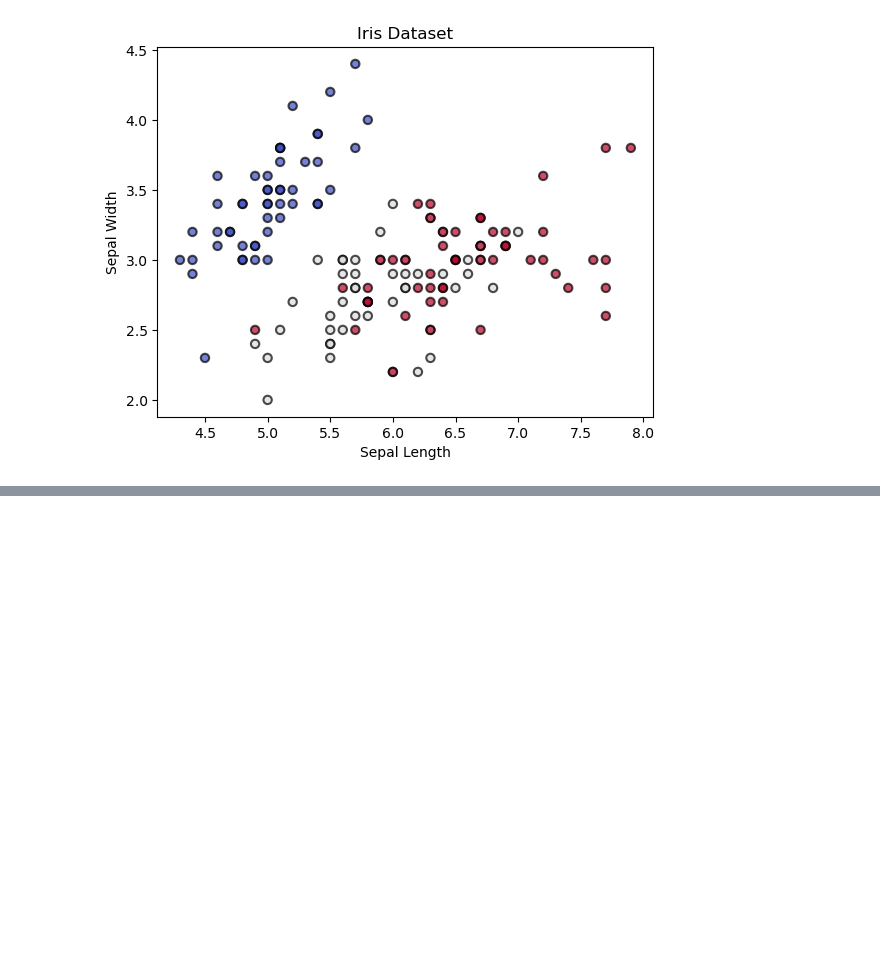
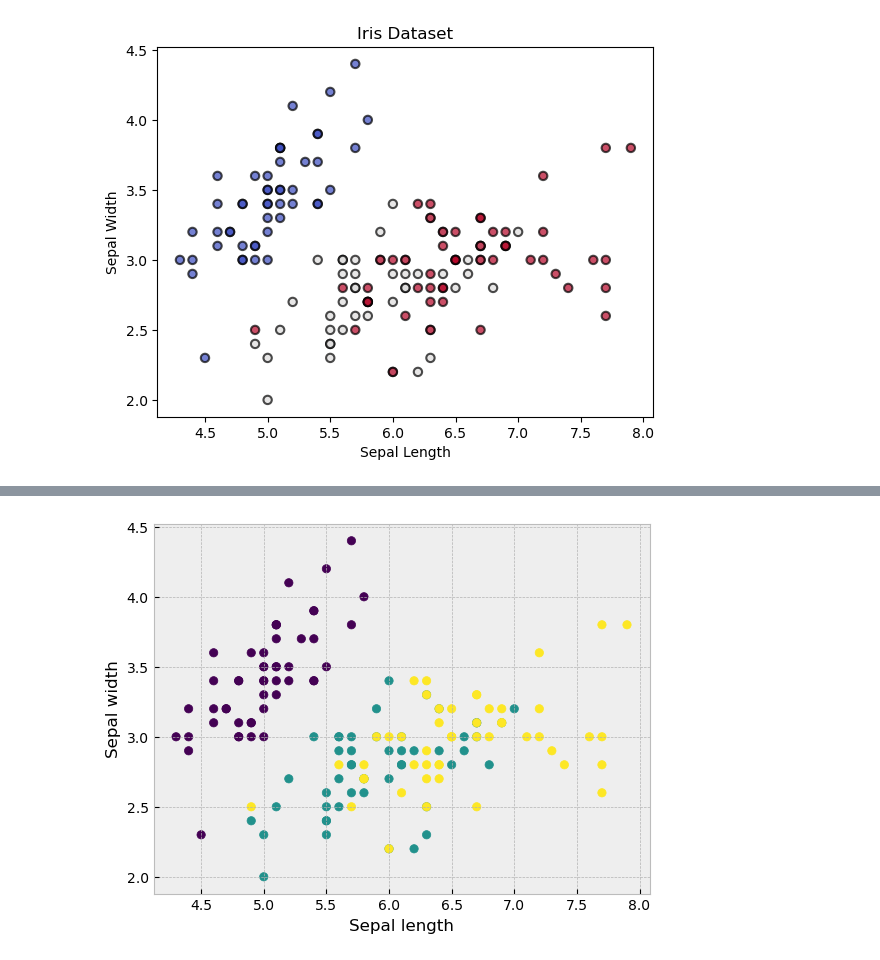
Before and after one commit to sormazabal/IntroToPython2022, a Jupyter notebook: Week5/Week5.ipynb, the cells around one changed output, grey strips where cells are left out. Drawn from its saved outputs; the diff is of its cells as text; code cells hidden in the pictures; blank space fills up the shorter version.

```diff
--- a/Week5/Week5.ipynb
+++ b/Week5/Week5.ipynb
@@ -355,0 +415,24 @@ plt.show()
+# %%
+# ANSWER
+import matplotlib as mpl
+mpl.rcParams.update(mpl.rcParamsDefault)
+# This clears the previous style of the plots
+
+# This is the style we will use
+plt.style.use('bmh')
+
+
+# Importing the libraries, in case you haven't done it yet
+# Load the iris dataset
+
+# Create a scatter plot
+plt.scatter(X[:,0], X[:,1], c=y)
+
+# Add labels
+plt.xlabel('Sepal length')
+plt.ylabel('Sepal width')
+
+# Show the plot
+plt.show()
+# %% [output]
+[figure, added]
```
Also changed, not shown: parts of 8 cells of this notebook.
